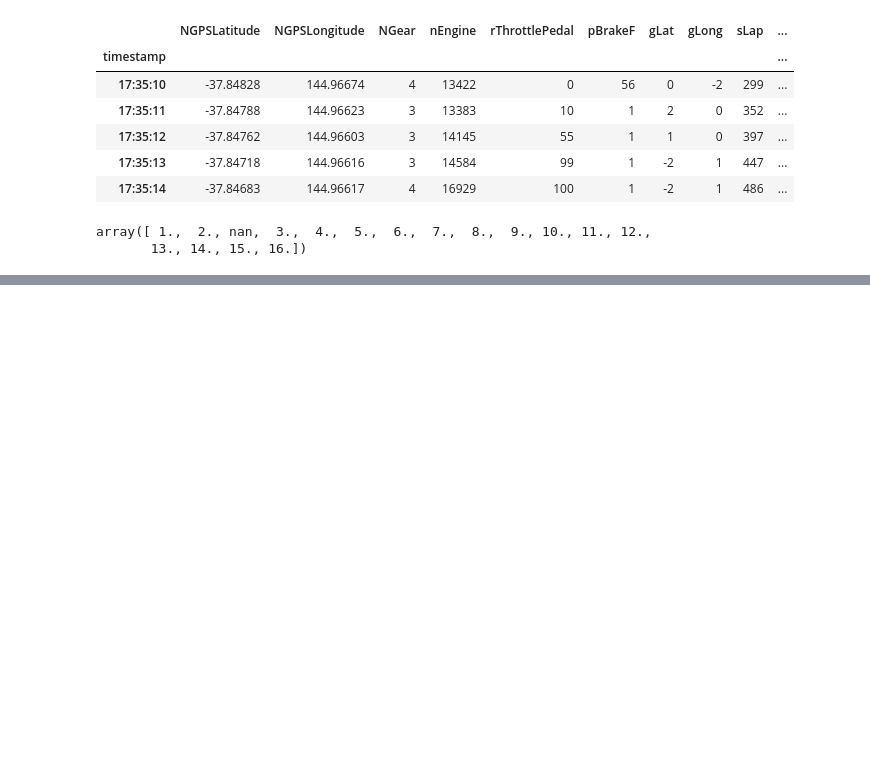
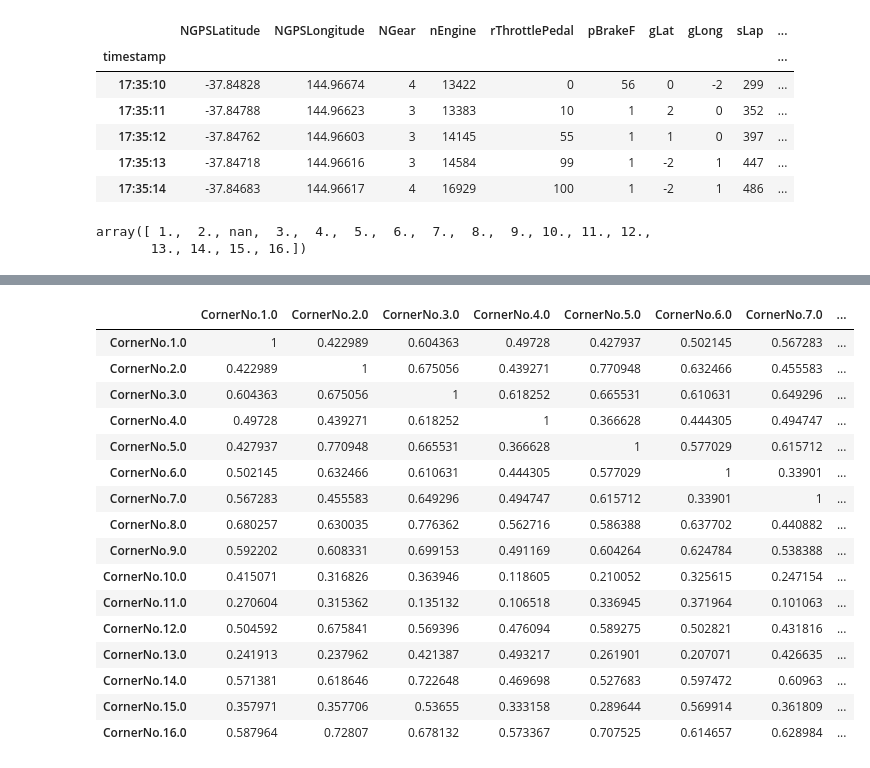
Before and after one commit to manaswimishra/F1-Australia-JB-data, a Jupyter notebook: Jenson Button F1 Telemetry.ipynb, the cells around one changed output, grey strips where cells are left out. Saved outputs shown, nothing was run; the diff lists cells and outputs as text; code cells hidden in the pictures; blank space fills up the shorter version.

```diff
--- a/Jenson Button F1 Telemetry.ipynb
+++ b/Jenson Button F1 Telemetry.ipynb
@@ -190,0 +195,3 @@ array([ 1.,  2., nan,  3.,  4.,  5.,  6.,  7.,  8.,  9., 10., 11., 12.,
+# %%
+corner_time_table=df.pivot_table(index='Lap', columns='CornerNum',
+                        aggfunc=len, fill_value=0)
@@ -190,0 +210,2 @@ array([ 1.,  2., nan,  3.,  4.,  5.,  6.,  7.,  8.,  9., 10., 11., 12.,
+# %%
+corner_time_df=pd.DataFrame(corner_time_table.to_records())
@@ -190,0 +222,3 @@ array([ 1.,  2., nan,  3.,  4.,  5.,  6.,  7.,  8.,  9., 10., 11., 12.,
+# %%
+corner_time_df.columns = [hdr.replace("('NGPSLatitude', ", "CornerNo.").replace(")", "") \
+                     for hdr in corner_time_df.columns]
@@ -190,0 +235,5 @@ array([ 1.,  2., nan,  3.,  4.,  5.,  6.,  7.,  8.,  9., 10., 11., 12.,
+# %%
+df_corner_timetable=corner_time_df[['CornerNo.1.0','CornerNo.2.0','CornerNo.3.0','CornerNo.4.0','CornerNo.5.0',
+                    'CornerNo.6.0','CornerNo.7.0','CornerNo.8.0','CornerNo.9.0','CornerNo.10.0','CornerNo.11.0',
+                    'CornerNo.12.0','CornerNo.13.0','CornerNo.14.0','CornerNo.15.0','CornerNo.16.0']]
+df_corner_timetable.head()
@@ -190,0 +247,21 @@ array([ 1.,  2., nan,  3.,  4.,  5.,  6.,  7.,  8.,  9., 10., 11., 12.,
+# %%
+correlation_table = df_corner_timetable.corr()
+correlation_table.style.background_gradient(cmap='coolwarm')
+# %% [output]
+|  | CornerNo.1.0 | CornerNo.2.0 | CornerNo.3.0 | CornerNo.4.0 | CornerNo.5.0 | CornerNo.6.0 | CornerNo.7.0 | ... |
+| CornerNo.1.0 | 1 | 0.422989 | 0.604363 | 0.49728 | 0.427937 | 0.502145 | 0.567283 | ... |
+| CornerNo.2.0 | 0.422989 | 1 | 0.675056 | 0.439271 | 0.770948 | 0.632466 | 0.455583 | ... |
+| CornerNo.3.0 | 0.604363 | 0.675056 | 1 | 0.618252 | 0.665531 | 0.610631 | 0.649296 | ... |
+| CornerNo.4.0 | 0.49728 | 0.439271 | 0.618252 | 1 | 0.366628 | 0.444305 | 0.494747 | ... |
+| CornerNo.5.0 | 0.427937 | 0.770948 | 0.665531 | 0.366628 | 1 | 0.577029 | 0.615712 | ... |
+| CornerNo.6.0 | 0.502145 | 0.632466 | 0.610631 | 0.444305 | 0.577029 | 1 | 0.33901 | ... |
+| CornerNo.7.0 | 0.567283 | 0.455583 | 0.649296 | 0.494747 | 0.615712 | 0.33901 | 1 | ... |
+| CornerNo.8.0 | 0.680257 | 0.630035 | 0.776362 | 0.562716 | 0.586388 | 0.637702 | 0.440882 | ... |
+| CornerNo.9.0 | 0.592202 | 0.608331 | 0.699153 | 0.491169 | 0.604264 | 0.624784 | 0.538388 | ... |
+| CornerNo.10.0 | 0.415071 | 0.316826 | 0.363946 | 0.118605 | 0.210052 | 0.325615 | 0.247154 | ... |
+| CornerNo.11.0 | 0.270604 | 0.315362 | 0.135132 | 0.106518 | 0.336945 | 0.371964 | 0.101063 | ... |
+| CornerNo.12.0 | 0.504592 | 0.675841 | 0.569396 | 0.476094 | 0.589275 | 0.502821 | 0.431816 | ... |
+| CornerNo.13.0 | 0.241913 | 0.237962 | 0.421387 | 0.493217 | 0.261901 | 0.207071 | 0.426635 | ... |
+| CornerNo.14.0 | 0.571381 | 0.618646 | 0.722648 | 0.469698 | 0.527683 | 0.597472 | 0.60963 | ... |
+| CornerNo.15.0 | 0.357971 | 0.357706 | 0.53655 | 0.333158 | 0.289644 | 0.569914 | 0.361809 | ... |
+| CornerNo.16.0 | 0.587964 | 0.72807 | 0.678132 | 0.573367 | 0.707525 | 0.614657 | 0.628984 | ... |
```
Also changed, not shown: parts of 11 cells of this notebook.
